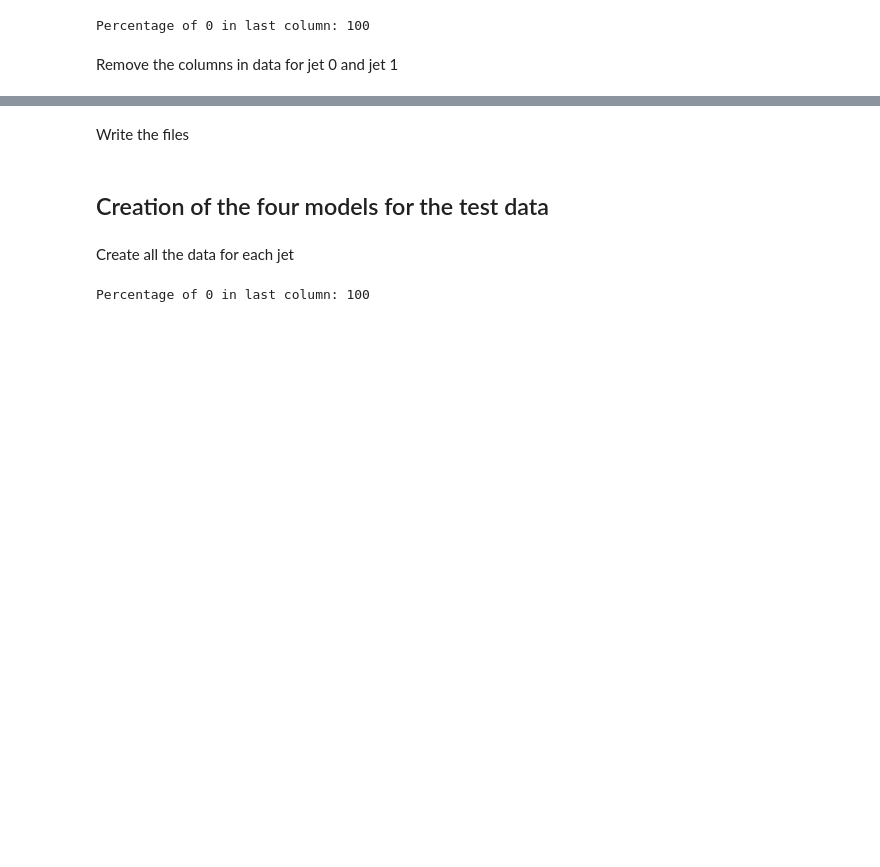
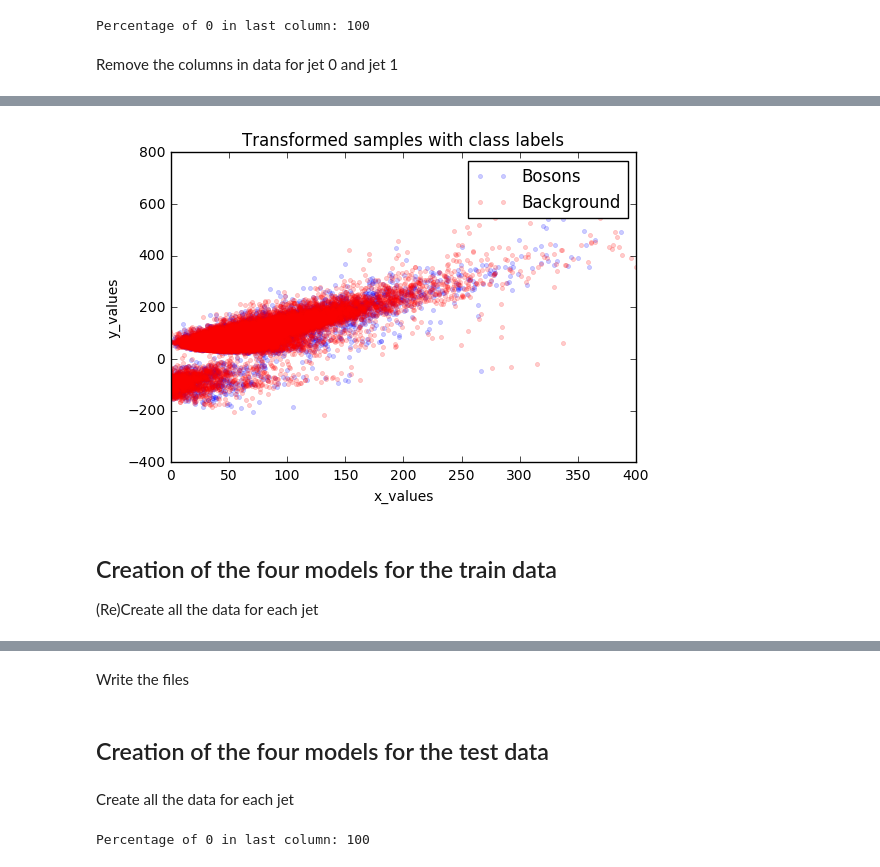
Before and after one commit to glederrey/PCML_Project_1, a Jupyter notebook: Cleaning_and_Analysis.ipynb, the cells around one changed output, grey strips where cells are left out. Saved outputs shown, nothing was run; the diff lists cells and outputs as text; code cells hidden in the pictures; blank space fills up the shorter version.

Commit message:
[ADD]: More functions (Log Reg finished + Started doing PCA analysis correctly)

```diff
--- a/Cleaning_and_Analysis.ipynb
+++ b/Cleaning_and_Analysis.ipynb
@@ -214,5 +373,0 @@ Replace the few missing values by the median
-# %%
-tX_jet_0 = replace_by_median(tX_jet_0, [0.5])
-tX_jet_1 = replace_by_median(tX_jet_1, [0.5])
-tX_jet_2 = replace_by_median(tX_jet_2, [0.5])
-tX_jet_3 = replace_by_median(tX_jet_3, [0.5])
@@ -218,0 +380,63 @@ tX_jet_3 = replace_by_median(tX_jet_3, [0.5])
+# %%
+matrix = tX_jet_1
+vect = y_jet_1
+
+nbr_param = len(matrix[0])
+print(nbr_param)
+
+bb = tX_jet_1[vect==1,:]
+bk = tX_jet_1[vect==-1,:]
+
+nbr_bb = len(bb)
+nbr_bk = len(bk)
+
+tX_PCA = np.concatenate((bb,bk), axis=0)
+
+nbr_entries = len(matrix)
+# Mean vector
+mean_v = mean_vector(matrix)
+# Covariance matrix
+cov_mat = covariance_mat(matrix)
+# eigen values and eigen vectors
+eig_val, eig_vec = np.linalg.eig(cov_mat)
+
+# Check there's no problem with the eigenvalues/eigenvectors
+for i in range(len(eig_val)):
+    eigv = eig_vec[:,i].reshape(1,nbr_param).T
+    np.testing.assert_array_almost_equal(cov_mat.dot(eigv), eig_val[i] * eigv,
+                                         decimal=6, err_msg='', verbose=True)
+
+for ev in eig_vec:
+    np.testing.assert_array_almost_equal(1.0, np.linalg.norm(ev), decimal=1)
+
+# Make a list of (eigenvalue, eigenvector) tuples
+eig_pairs = [(np.abs(eig_val[i]), eig_vec[:,i]) for i in range(len(eig_val))]
+
+# Sort the (eigenvalue, eigenvector) tuples from high to low
+eig_pairs.sort(key=lambda x: x[0], reverse=True)
+
+# Visually confirm that the list is correctly sorted by decreasing eigenvalues
+for i in eig_pairs:
+    print(i[0])
+
+matrix_w = np.hstack((eig_pairs[16][1].reshape(nbr_param,1), eig_pairs[17][1].reshape(nbr_param,1)))
+matrix_w = np.real(matrix_w)
+
+transformed = matrix_w.T.dot(matrix.T)
+
+bosons = transformed[:,0:nbr_bb]
+background = transformed[:,nbr_bb+1:-1]
+
+assert(len(background)!=nbr_bk)
+
+plt.plot(bosons[0,:], bosons[1,:], '.', color='blue', alpha=0.2, label='Bosons')
+plt.plot(background[0,:], background[1,:], '.', color='red', alpha=0.2, label='Background')
+plt.xlim([0,400])
+#plt.ylim([0,500])
+plt.xlabel('x_values')
+plt.ylabel('y_values')
+plt.legend()
+plt.title('Transformed samples with class labels')
+
+plt.show()
+# %% [output]
@@ -218,0 +460,5 @@ tX_jet_3 = replace_by_median(tX_jet_3, [0.5])
+[figure, added]
+# %% [markdown]
+## Creation of the four models for the train data
+
+(Re)Create all the data for each jet
```
Also changed, not shown: parts of 26 cells of this notebook, 12 other files.
